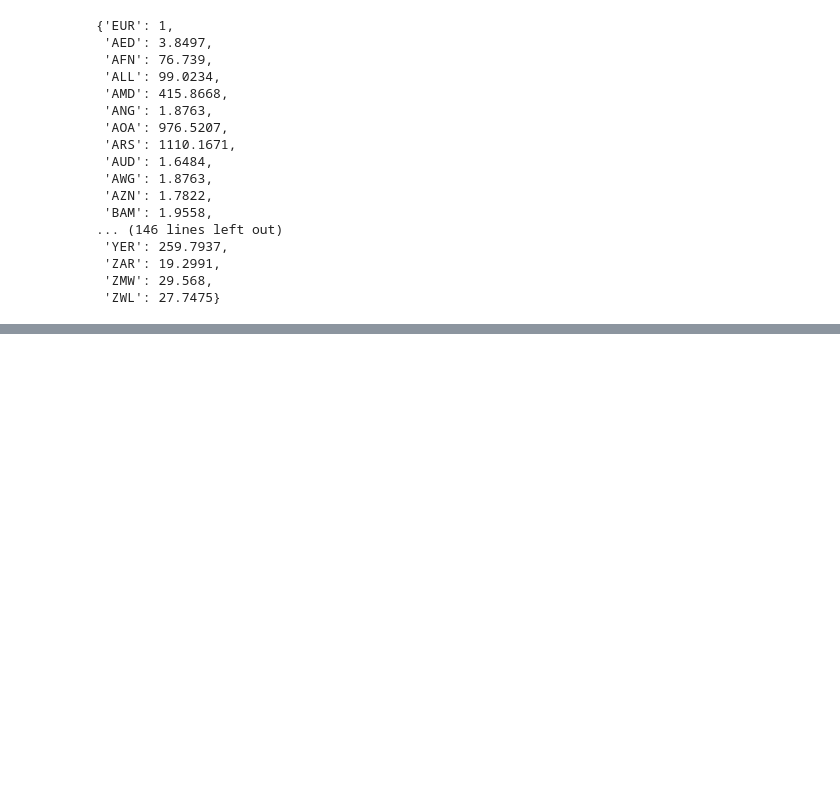
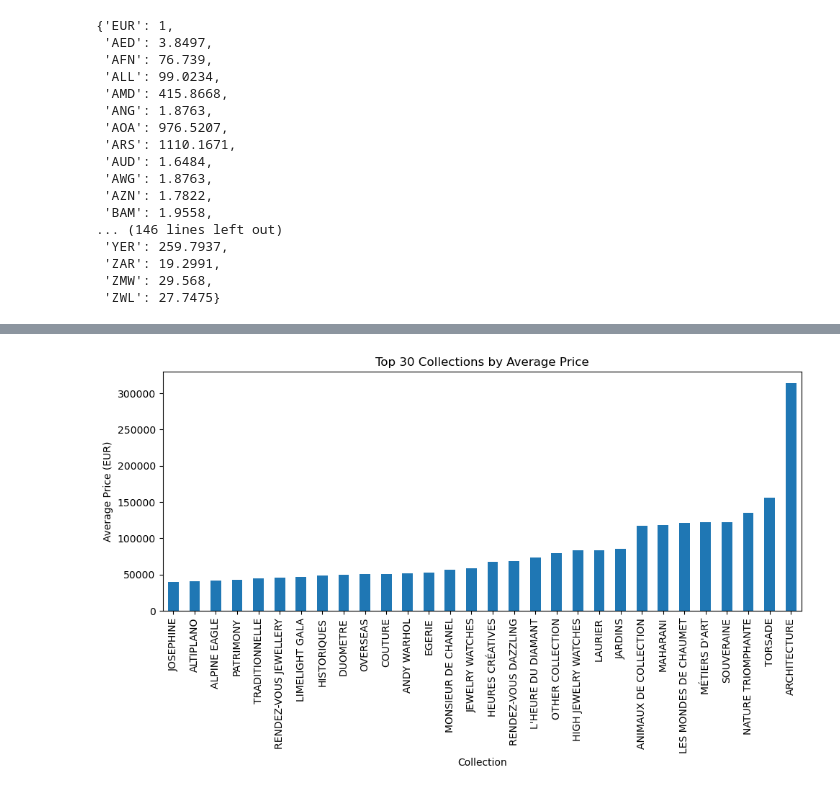
Before and after one commit to malibenbel/team2_boucheron, a Jupyter notebook: API_Covert_EURO.ipynb, the cells around one changed output, grey strips where cells are left out. Drawn from its saved outputs; the diff is of its cells as text; code cells hidden in the pictures; blank space fills up the shorter version.

Commit message:
Top 30 Collections by Average Price

```diff
--- a/API_Covert_EURO.ipynb
+++ b/API_Covert_EURO.ipynb
@@ -71,3 +71,20 @@ df2.head()
 | 2 | Boucheron | ANIMAUX DE COLLECTION | WA021436 | United Arab Emirates | 2025-01-28 00:00:00 | Watches | 2025-01-06 | 82084.318259 |
 | 3 | Boucheron | ANIMAUX DE COLLECTION | WA021410 | United Arab Emirates | 2025-01-28 00:00:00 | Watches | 2025-01-06 | 82084.318259 |
 | 4 | Boucheron | ANIMAUX DE COLLECTION | WA021435 | United Arab Emirates | 2025-01-28 00:00:00 | Watches | 2025-01-06 | 82084.318259 |
+# %%
+import matplotlib.pyplot as plt
+
+# Compute the average price (in EUR) for each collection,
+# then select the top 30 collections and sort them in ascending order for plotting
+avg_prices_top30 = df2.groupby('collection')['price_eur'].mean().nlargest(30).sort_values()
+
+# Plot the data as a bar chart
+plt.figure(figsize=(10, 6))
+avg_prices_top30.plot(kind='bar')
+plt.xlabel('Collection')
+plt.ylabel('Average Price (EUR)')
+plt.title('Top 30 Collections by Average Price')
+plt.tight_layout()
+plt.show()
+# %% [output]
+[figure, added]
```
